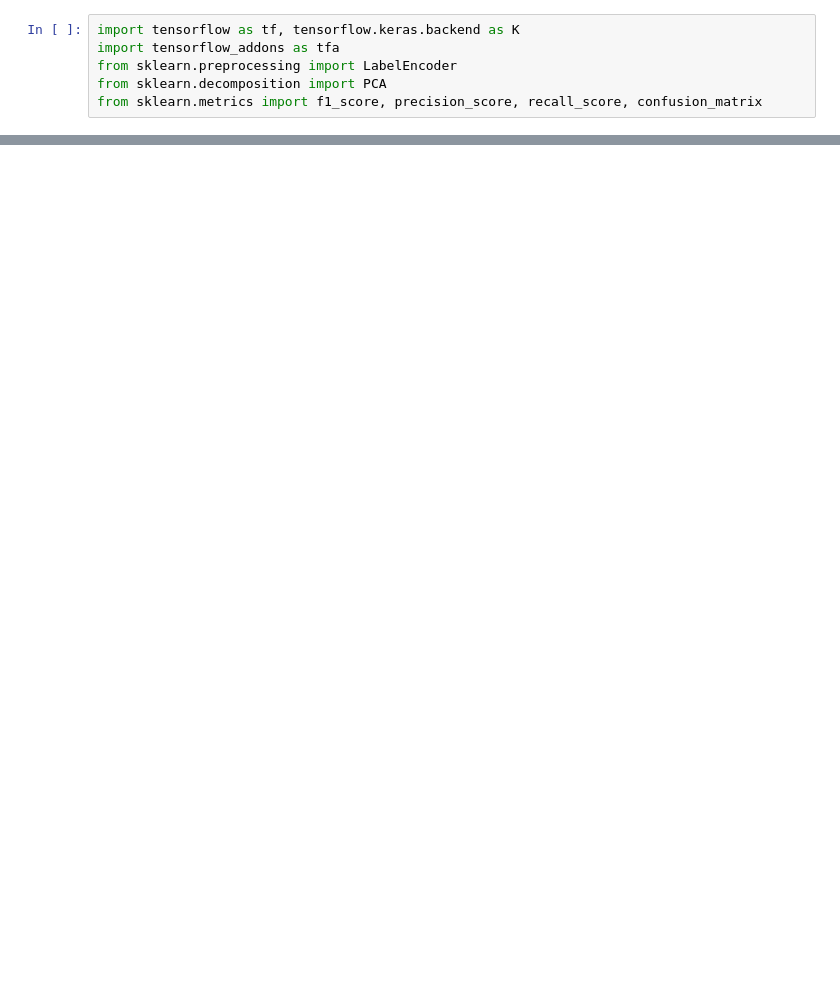
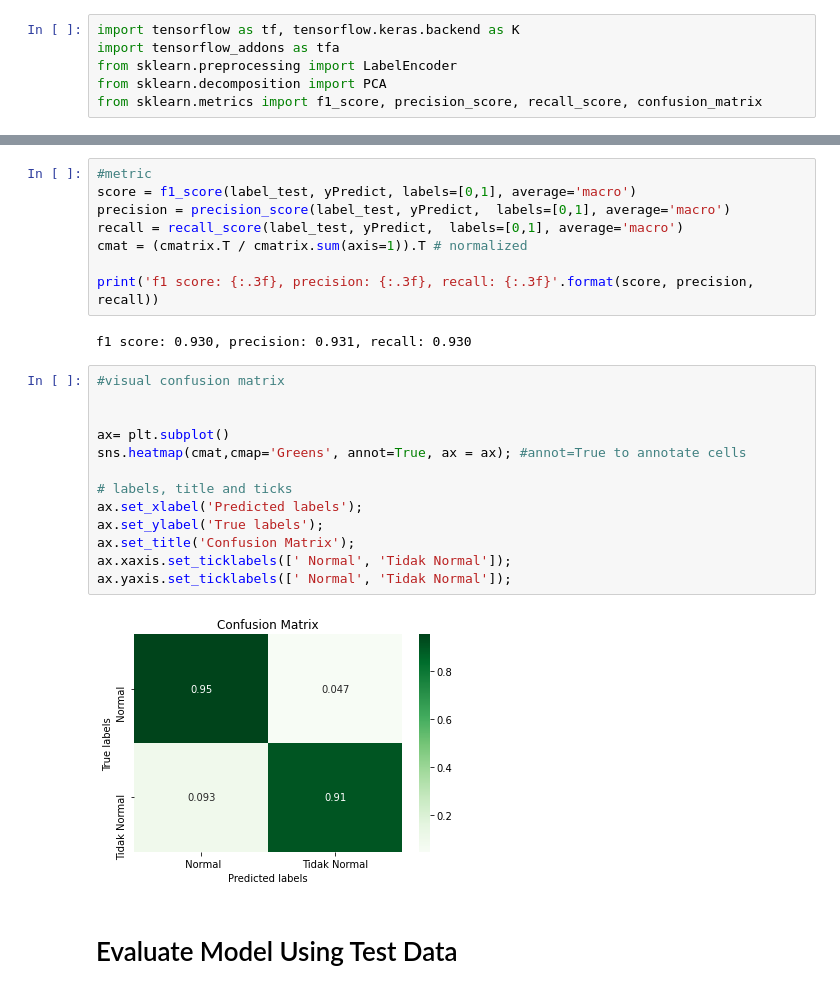
Before and after one commit to serabiasin/PhonoCardioGram-Heart-Sound-Classification, a Jupyter notebook: Deep_Learning_Heart_Sound_Recognition.ipynb, the cells around one changed output, grey strips where cells are left out. Saved outputs shown, nothing was run; the diff lists cells and outputs as text; blank space fills up the shorter version.

```diff
--- a/Deep_Learning_Heart_Sound_Recognition.ipynb
+++ b/Deep_Learning_Heart_Sound_Recognition.ipynb
@@ -171 +223,28 @@ Epoch 15/15
+# %%
+#metric
+score = f1_score(label_test, yPredict, labels=[0,1], average='macro')
+precision = precision_score(label_test, yPredict,  labels=[0,1], average='macro')
+recall = recall_score(label_test, yPredict,  labels=[0,1], average='macro')
+cmat = (cmatrix.T / cmatrix.sum(axis=1)).T # normalized
+
+print('f1 score: {:.3f}, precision: {:.3f}, recall: {:.3f}'.format(score, precision, recall))
+# %% [output]
+f1 score: 0.930, precision: 0.931, recall: 0.930
+# %%
+#visual confusion matrix
+
+
+ax= plt.subplot()
+sns.heatmap(cmat,cmap='Greens', annot=True, ax = ax); #annot=True to annotate cells
+
+# labels, title and ticks
+ax.set_xlabel('Predicted labels');
+ax.set_ylabel('True labels');
+ax.set_title('Confusion Matrix');
+ax.xaxis.set_ticklabels([' Normal', 'Tidak Normal']);
+ax.yaxis.set_ticklabels([' Normal', 'Tidak Normal']);
+# %% [output]
+[figure, added]
+# %% [markdown]
+# Evaluate Model Using Test Data
 # %%
```
Also changed, not shown: parts of 27 cells of this notebook.
